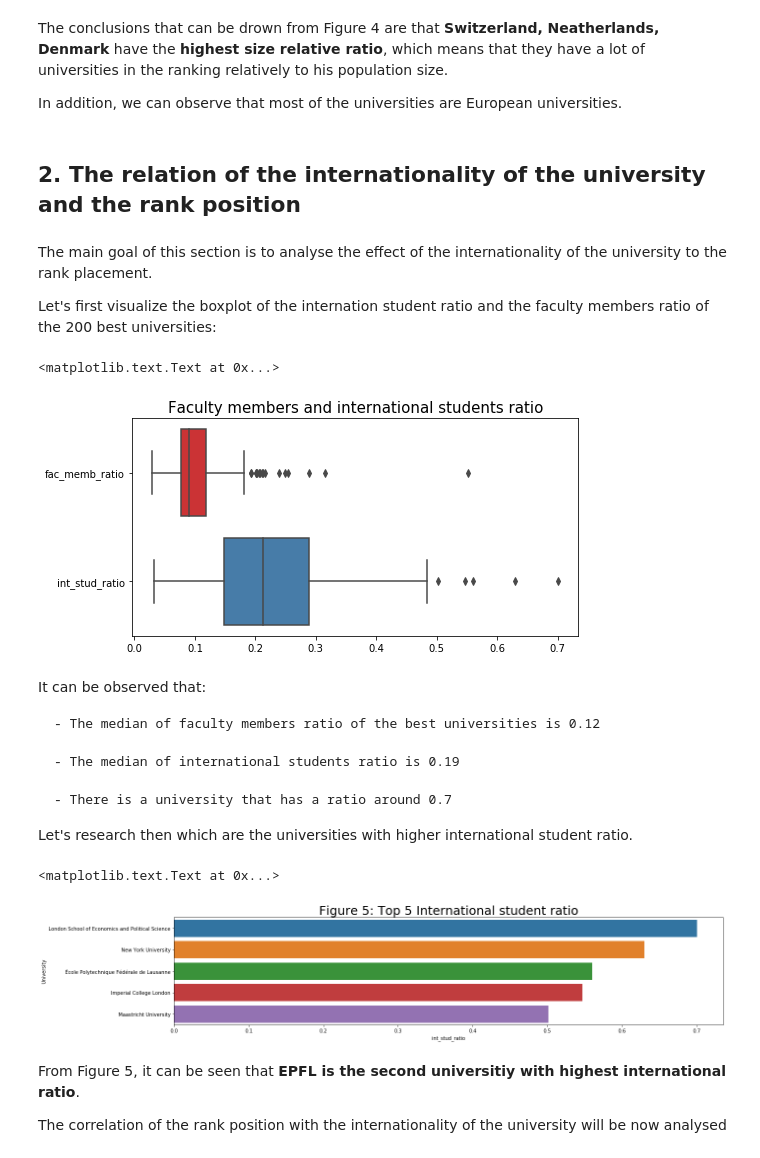
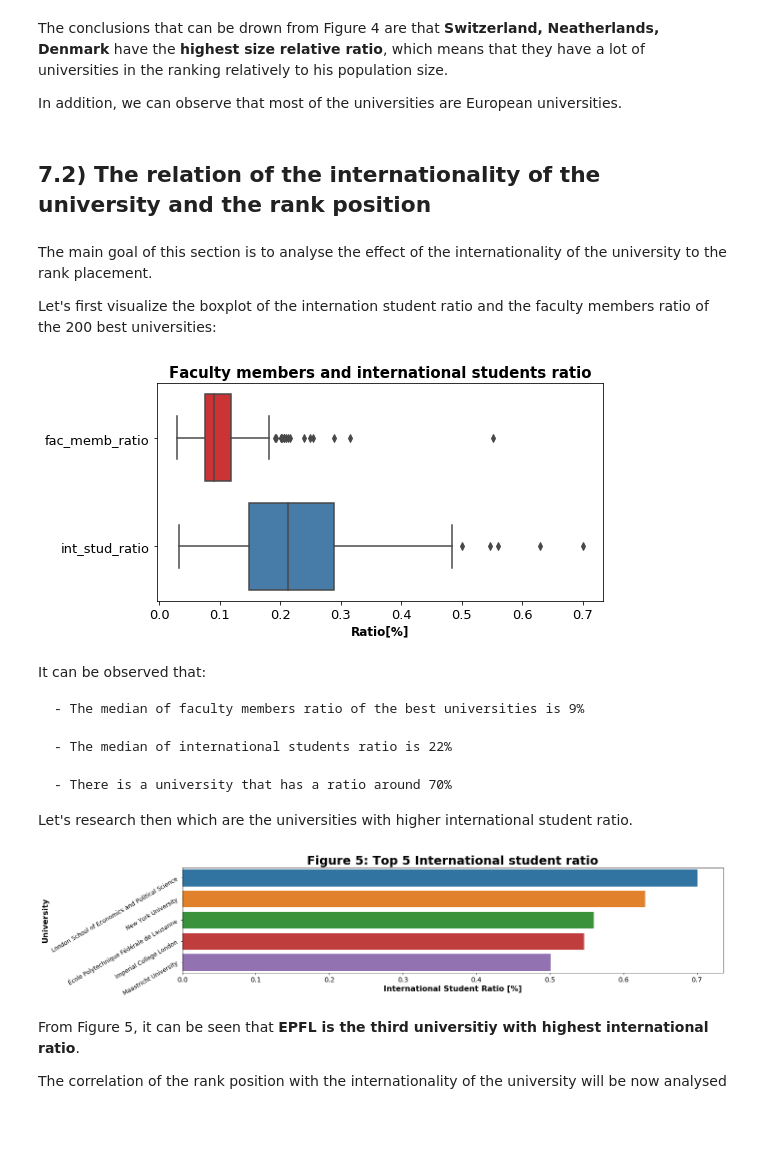
Before and after one commit to LucaZampieri/ADA_homework_LMX, a Jupyter notebook: 02 - Data from the Web/homework2.ipynb, the cells around one changed output. Cells and saved outputs as stored; diff of their text form; code cells hidden in the pictures; blank space fills up the shorter version.

```diff
--- a/02 - Data from the Web/homework2.ipynb
+++ b/02 - Data from the Web/homework2.ipynb
@@ -1078,7 +1141,7 @@ The conclusions that can be drown from Figure 4 are that **Switzerland, Neatherl
 
 In addition, we can observe that most of the universities are European universities.
 # %% [markdown]
-## 2. The relation of the internationality of the university and the rank position
+## 7.2) The relation of the internationality of the university and the rank position
 # %% [markdown]
 The main goal of this section is to analyse the effect of the internationality of the university to the rank placement.
 
@@ -1087,34 +1150,37 @@ Let's first visualize the boxplot of the internation student ratio and the facul
 # Visualize the ratios with a boxplot
 plt.figure(figsize=(8,4))
 ax1 = sns.boxplot(data=merged_df_avg[['fac_memb_ratio', 'int_stud_ratio']], orient="h", palette="Set1")
-plt.title("Faculty members and international students ratio", fontsize=15)
+plt.title("Faculty members and international students ratio", fontsize=15).set_weight('bold')
+tick_format(ax1, 3)
+ax1.set_xlabel('Ratio[%]', fontsize=12).set_weight('bold')
 # %% [output]
-<matplotlib.text.Text at 0x...>
-[figure, old version]
+[figure, new version]
 # %% [markdown]
 It can be observed that:
 
-    - The median of faculty members ratio of the best universities is 0.12
+    - The median of faculty members ratio of the best universities is 9%
 
-    - The median of international students ratio is 0.19
+    - The median of international students ratio is 22%
 
-    - There is a university that has a ratio around 0.7
+    - There is a university that has a ratio around 70%
 
 
 Let's research then which are the universities with higher international student ratio.
 # %%
 int_uni = merged_df_avg.sort_values('int_stud_ratio', ascending=False)
 int_uni_plot = int_uni.head(5)
 
 # Visualize how many universitie sper country are there in the best 200 ranking
 plt.figure(figsize=(20,4))
 ax = sns.barplot(x=int_uni_plot.int_stud_ratio, y=int_uni_plot.University )
-plt.title("Figure 5: Top 5 International student ratio", fontsize=25)
+plt.title("Figure 5: Top 5 International student ratio", fontsize=25).set_weight('bold')
+tick_format(ax, 5)
+ax.set_ylabel('University', fontsize=16).set_weight('bold')
+ax.set_xlabel('International Student Ratio [%]', fontsize=16).set_weight('bold')
 # %% [output]
-<matplotlib.text.Text at 0x...>
-[figure, old version]
+[figure, new version]
 # %% [markdown]
-From Figure 5, it can be seen that **EPFL is the second universitiy with highest international ratio**.
+From Figure 5, it can be seen that **EPFL is the third universitiy with highest international ratio**.
 
 
 The correlation of the rank position with the internationality of the university will be now analysed
```
Also changed, not shown: parts of 21 cells of this notebook.
